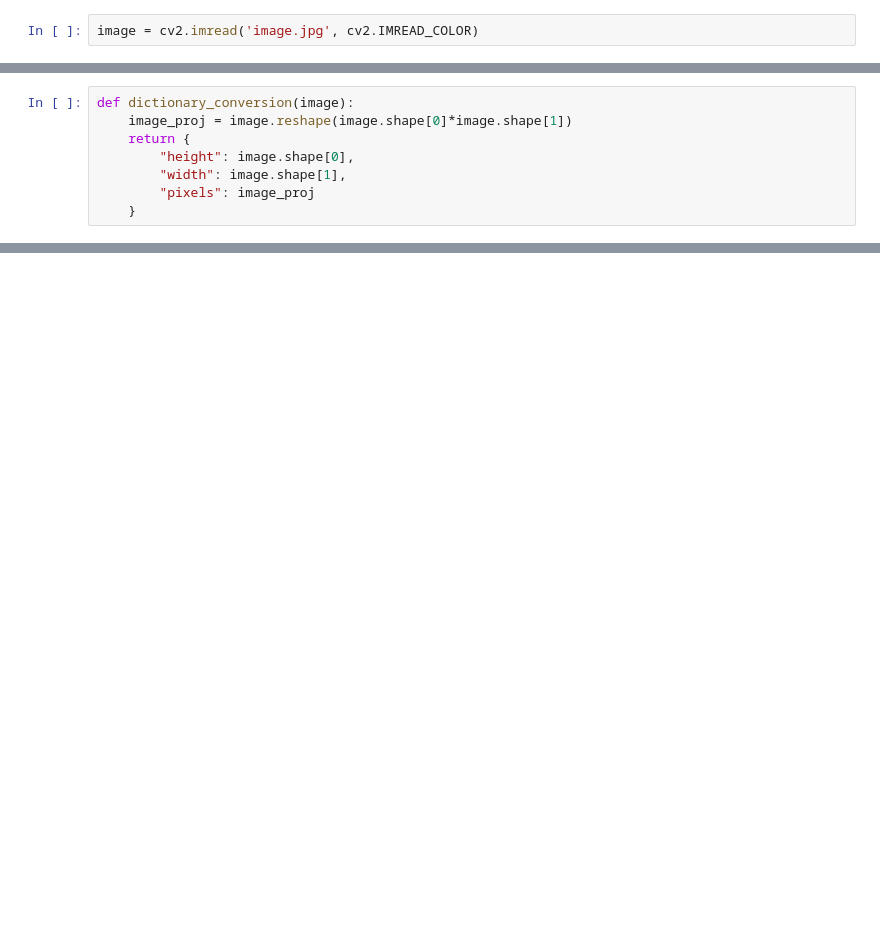
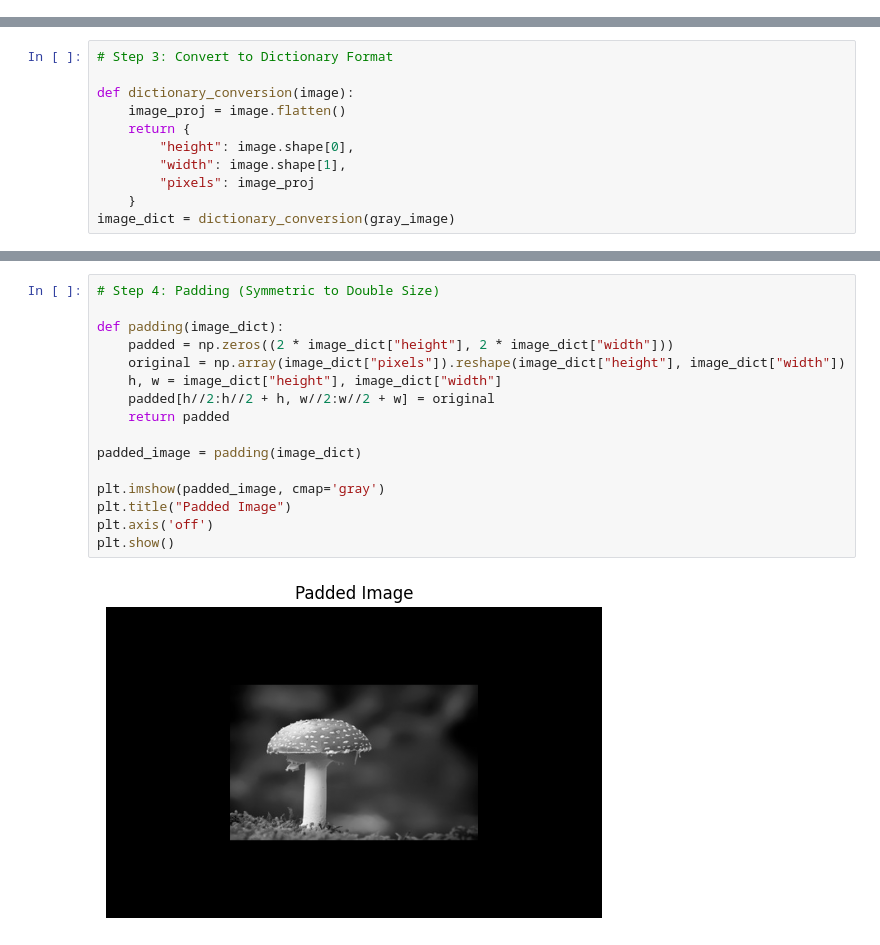
Before and after one commit to udayPatil45/Computer_Vision_SOC, a Jupyter notebook: image_processing.ipynb, the cells around one changed output, grey strips where cells are left out. Drawn from its saved outputs; the diff is of its cells as text; blank space fills up the shorter version.

```diff
--- a/image_processing.ipynb
+++ b/image_processing.ipynb
@@ -569,2 +4,0 @@ AttributeError: module 'lab' has no attribute 'py'
-# %%
-image = cv2.imread('image.jpg', cv2.IMREAD_COLOR)
@@ -573,8 +24,11 @@ gray_image = cv2.cvtColor(image, cv2.COLOR_BGR2GRAY)
 # %%
+# Step 3: Convert to Dictionary Format
+
 def dictionary_conversion(image):
-    image_proj = image.reshape(image.shape[0]*image.shape[1])
+    image_proj = image.flatten()
     return {
         "height": image.shape[0],
         "width": image.shape[1],
         "pixels": image_proj
     }
+image_dict = dictionary_conversion(gray_image)
@@ -619,0 +35,18 @@ Question 4: Frequency Spectrum Visualization
+# %%
+# Step 4: Padding (Symmetric to Double Size)
+
+def padding(image_dict):
+    padded = np.zeros((2 * image_dict["height"], 2 * image_dict["width"]))
+    original = np.array(image_dict["pixels"]).reshape(image_dict["height"], image_dict["width"])
+    h, w = image_dict["height"], image_dict["width"]
+    padded[h//2:h//2 + h, w//2:w//2 + w] = original
+    return padded
+
+padded_image = padding(image_dict)
+
+plt.imshow(padded_image, cmap='gray')
+plt.title("Padded Image")
+plt.axis('off')
+plt.show()
+# %% [output]
+[figure, added]
```
Also changed, not shown: parts of 26 cells of this notebook.
